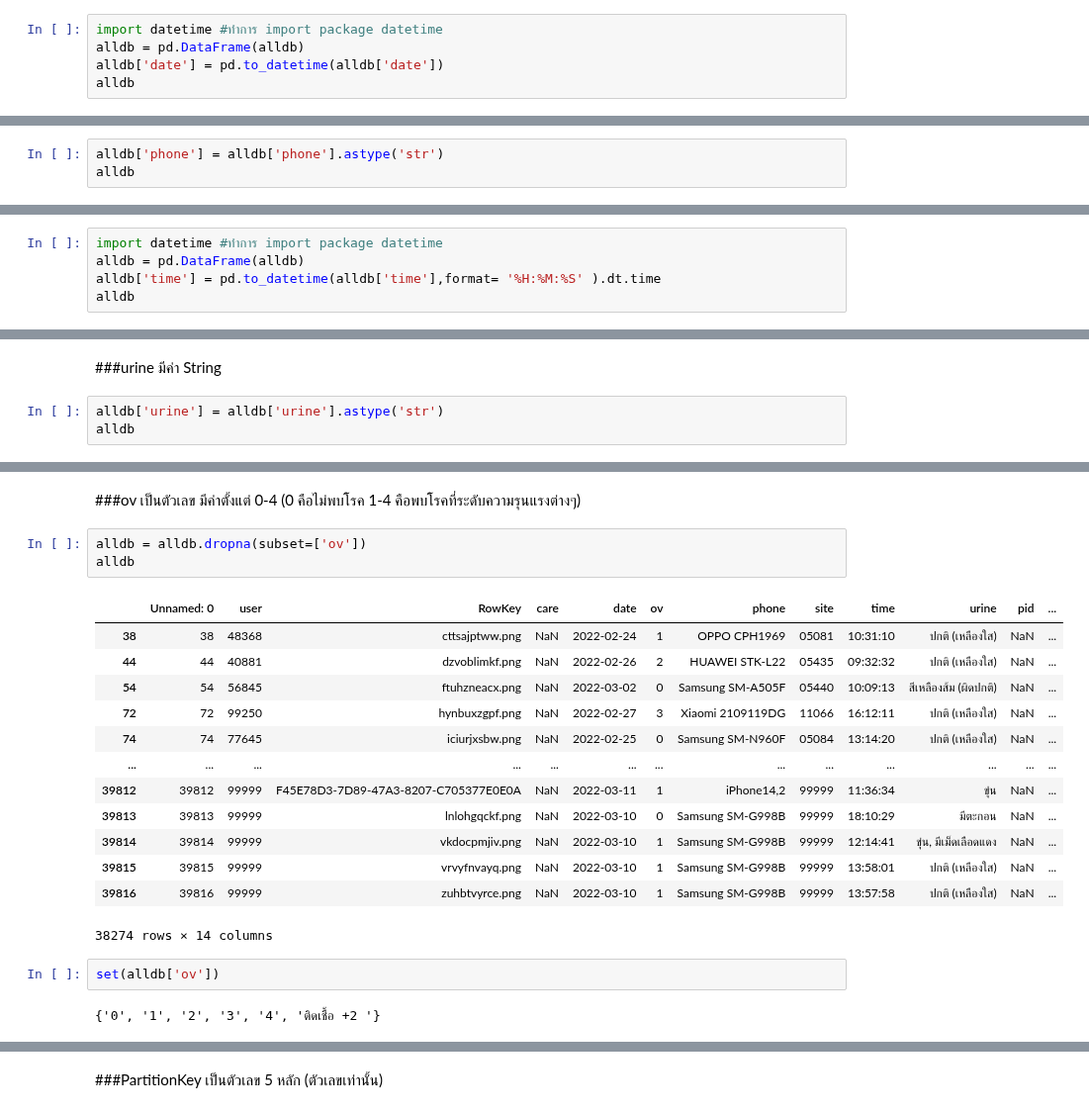
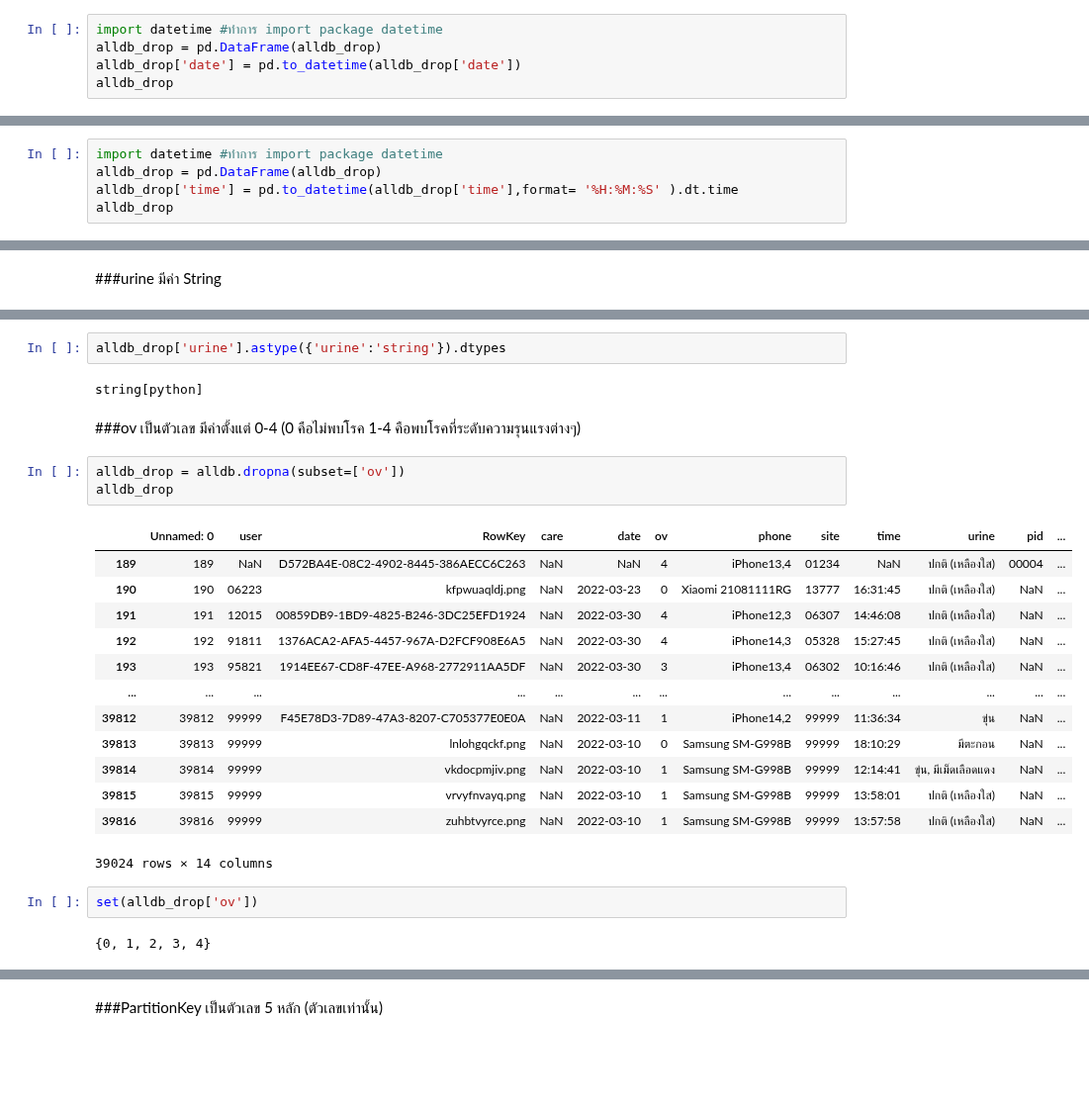
Before and after one commit to Nunticha24/data_viz_2022, a Jupyter notebook: Final_Exam.ipynb, the cells around one changed output, grey strips where cells are left out. Shown at 99% size. Saved outputs shown, nothing was run; the diff lists cells and outputs as text; blank space fills up the shorter version.

```diff
--- a/Final_Exam.ipynb
+++ b/Final_Exam.ipynb
@@ -126,7 +143,7 @@ See the caveats in the documentation: https://pandas.pydata.org/pandas-docs/stab
 ###date เป็น YYYY-MM-DD
 # %%
 import datetime #ทำการ import package datetime
-alldb = pd.DataFrame(alldb)
-alldb['date'] = pd.to_datetime(alldb['date'])
-alldb
+alldb_drop = pd.DataFrame(alldb_drop)
+alldb_drop['date'] = pd.to_datetime(alldb_drop['date'])
+alldb_drop
 # %% [output]
@@ -146,5 +163,2 @@ alldb
 # %% [markdown]
 ###phone เป็น String
-# %%
-alldb['phone'] = alldb['phone'].astype('str')
-alldb
@@ -185,7 +189,7 @@ alldb
 ###time เป็น hh-mm-ss
 # %%
 import datetime #ทำการ import package datetime
-alldb = pd.DataFrame(alldb)
-alldb['time'] = pd.to_datetime(alldb['time'],format= '%H:%M:%S' ).dt.time
-alldb
+alldb_drop = pd.DataFrame(alldb_drop)
+alldb_drop['time'] = pd.to_datetime(alldb_drop['time'],format= '%H:%M:%S' ).dt.time
+alldb_drop
 # %% [output]
@@ -205,5 +209,2 @@ alldb
 # %% [markdown]
 ###urine มีค่า String
-# %%
-alldb['urine'] = alldb['urine'].astype('str')
-alldb
@@ -224,24 +211,28 @@ alldb
+# %%
+alldb_drop['urine'].astype({'urine':'string'}).dtypes
+# %% [output]
+string[python]
 # %% [markdown]
 ###ov เป็นตัวเลข มีค่าตั้งแต่ 0-4 (0 คือไม่พบโรค 1-4 คือพบโรคที่ระดับความรุนแรงต่างๆ)
 # %%
-alldb = alldb.dropna(subset=['ov'])
-alldb
+alldb_drop = alldb.dropna(subset=['ov'])
+alldb_drop
 # %% [output]
 |  | Unnamed: 0 | user | RowKey | care | date | ov | phone | site | time | urine | pid | ... |
-| 38 | 38 | 48368 | cttsajptww.png | NaN | 2022-02-24 | 1 | OPPO CPH1969 | 05081 | 10:31:10 | ปกติ (เหลืองใส) | NaN | ... |
-| 44 | 44 | 40881 | dzvoblimkf.png | NaN | 2022-02-26 | 2 | HUAWEI STK-L22 | 05435 | 09:32:32 | ปกติ (เหลืองใส) | NaN | ... |
-| 54 | 54 | 56845 | ftuhzneacx.png | NaN | 2022-03-02 | 0 | Samsung SM-A505F | 05440 | 10:09:13 | สีเหลืองส้ม (ผิดปกติ) | NaN | ... |
-| 72 | 72 | 99250 | hynbuxzgpf.png | NaN | 2022-02-27 | 3 | Xiaomi 2109119DG | 11066 | 16:12:11 | ปกติ (เหลืองใส) | NaN | ... |
-| 74 | 74 | 77645 | iciurjxsbw.png | NaN | 2022-02-25 | 0 | Samsung SM-N960F | 05084 | 13:14:20 | ปกติ (เหลืองใส) | NaN | ... |
+| 189 | 189 | NaN | D572BA4E-08C2-4902-8445-386AECC6C263 | NaN | NaN | 4 | iPhone13,4 | 01234 | NaN | ปกติ (เหลืองใส) | 00004 | ... |
+| 190 | 190 | 06223 | kfpwuaqldj.png | NaN | 2022-03-23 | 0 | Xiaomi 21081111RG | 13777 | 16:31:45 | ปกติ (เหลืองใส) | NaN | ... |
+| 191 | 191 | 12015 | 00859DB9-1BD9-4825-B246-3DC25EFD1924 | NaN | 2022-03-30 | 4 | iPhone12,3 | 06307 | 14:46:08 | ปกติ (เหลืองใส) | NaN | ... |
+| 192 | 192 | 91811 | 1376ACA2-AFA5-4457-967A-D2FCF908E6A5 | NaN | 2022-03-30 | 4 | iPhone14,3 | 05328 | 15:27:45 | ปกติ (เหลืองใส) | NaN | ... |
+| 193 | 193 | 95821 | 1914EE67-CD8F-47EE-A968-2772911AA5DF | NaN | 2022-03-30 | 3 | iPhone13,4 | 06302 | 10:16:46 | ปกติ (เหลืองใส) | NaN | ... |
 | ... | ... | ... | ... | ... | ... | ... | ... | ... | ... | ... | ... | ... |
 | 39812 | 39812 | 99999 | F45E78D3-7D89-47A3-8207-C705377E0E0A | NaN | 2022-03-11 | 1 | iPhone14,2 | 99999 | 11:36:34 | ขุ่น | NaN | ... |
 | 39813 | 39813 | 99999 | lnlohgqckf.png | NaN | 2022-03-10 | 0 | Samsung SM-G998B | 99999 | 18:10:29 | มีตะกอน | NaN | ... |
 | 39814 | 39814 | 99999 | vkdocpmjiv.png | NaN | 2022-03-10 | 1 | Samsung SM-G998B | 99999 | 12:14:41 | ขุ่น, มีเม็ดเลือดแดง | NaN | ... |
 | 39815 | 39815 | 99999 | vrvyfnvayq.png | NaN | 2022-03-10 | 1 | Samsung SM-G998B | 99999 | 13:58:01 | ปกติ (เหลืองใส) | NaN | ... |
 | 39816 | 39816 | 99999 | zuhbtvyrce.png | NaN | 2022-03-10 | 1 | Samsung SM-G998B | 99999 | 13:57:58 | ปกติ (เหลืองใส) | NaN | ... |
-38274 rows × 14 columns
+39024 rows × 14 columns
 # %%
-set(alldb['ov'])
+set(alldb_drop['ov'])
 # %% [output]
-{'0', '1', '2', '3', '4', 'ติดเชื้อ +2 '}
+{0, 1, 2, 3, 4}
 # %%
```
Also changed, not shown: parts of 21 cells of this notebook.
